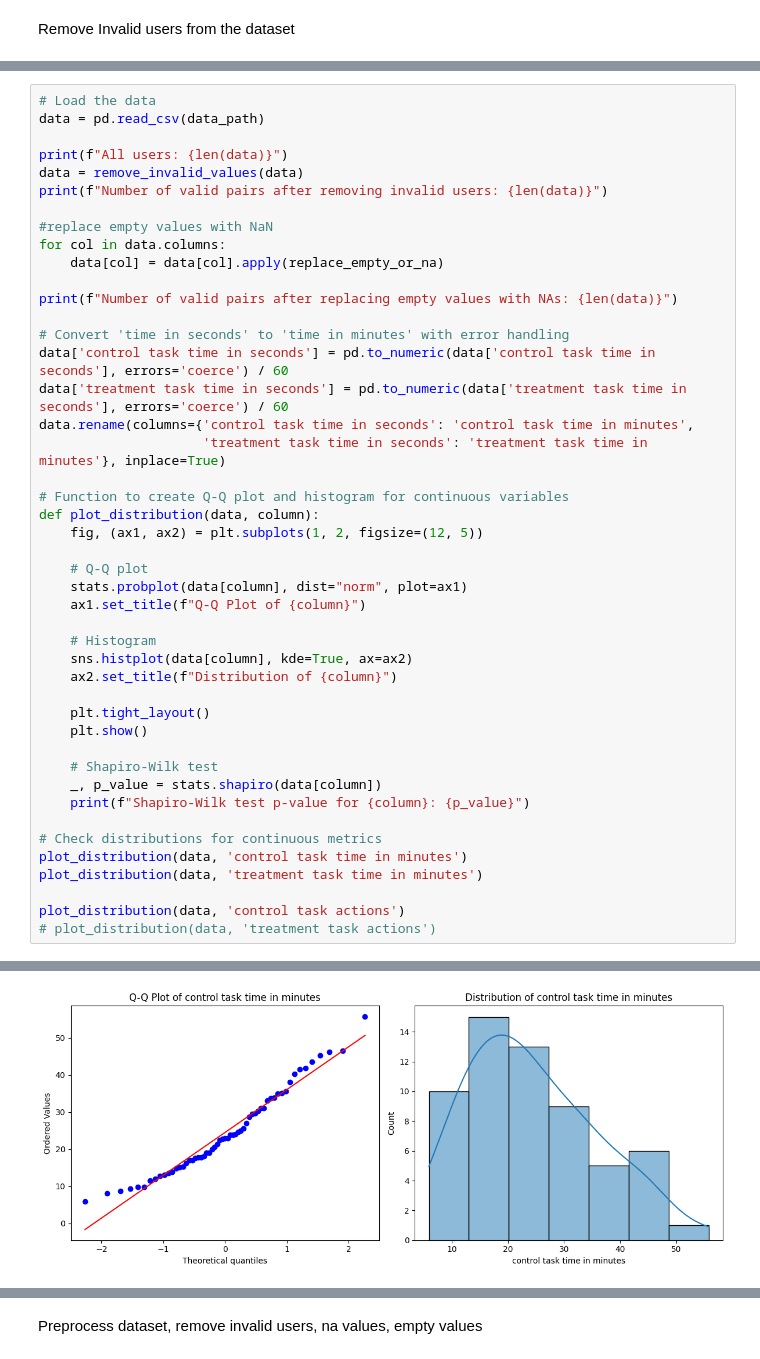
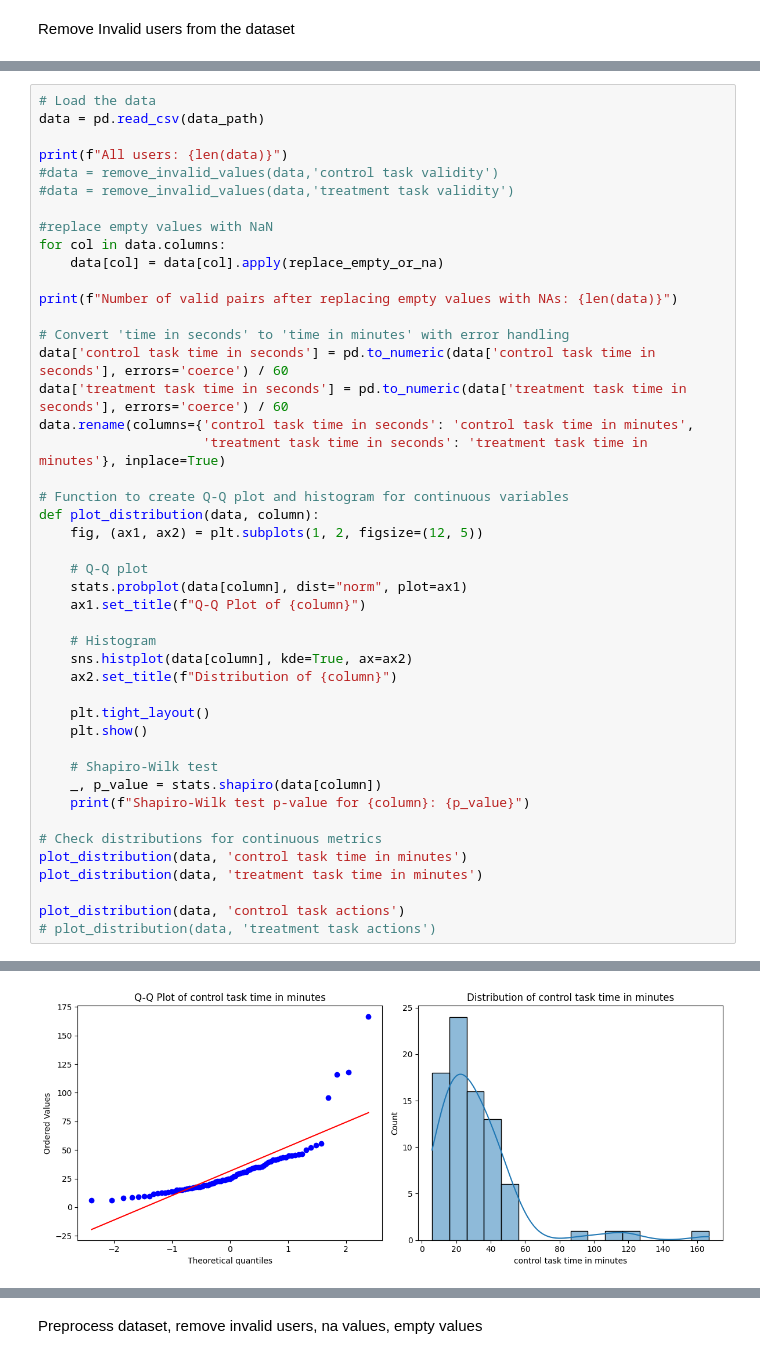
Before and after one commit to ValentinBourcier/OC-EXP-REPLICATION, a Jupyter notebook: analysis/survey-analysis.ipynb, the cells around one changed output, grey strips where cells are left out. Cells and saved outputs as stored; diff of their text form.

```diff
--- a/analysis/survey-analysis.ipynb
+++ b/analysis/survey-analysis.ipynb
@@ -230,8 +276,8 @@ def verify_users_removed(data, filtered_out_rows):
 data = pd.read_csv(data_path)
 
 print(f"All users: {len(data)}")
-data = remove_invalid_values(data)
-print(f"Number of valid pairs after removing invalid users: {len(data)}")
+#data = remove_invalid_values(data,'control task validity')
+#data = remove_invalid_values(data,'treatment task validity')
 
 #replace empty values with NaN
 for col in data.columns:
@@ -277 +322 @@ Number of valid pairs after replacing empty values with NAs: 59
-[figure, old version]
+[figure, new version]
```
Also changed, not shown: parts of 28 cells of this notebook, 1 other file.
